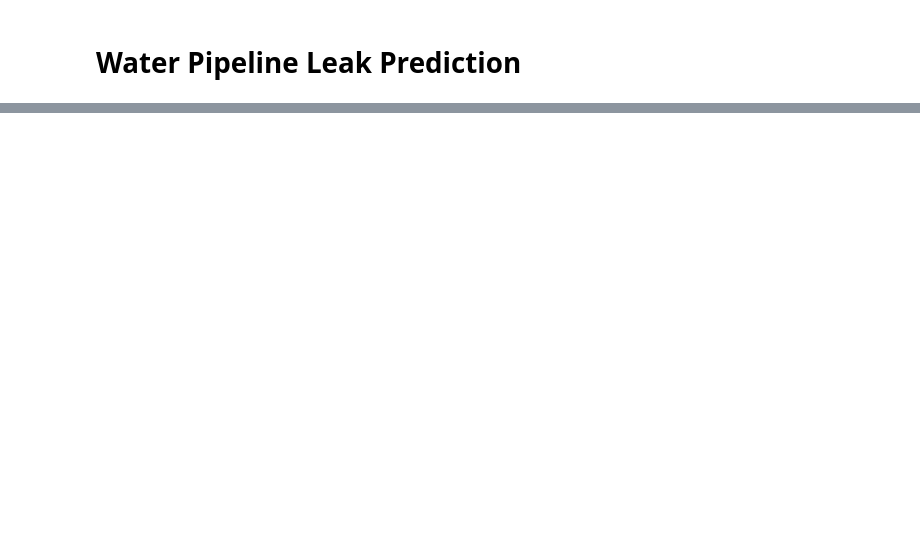
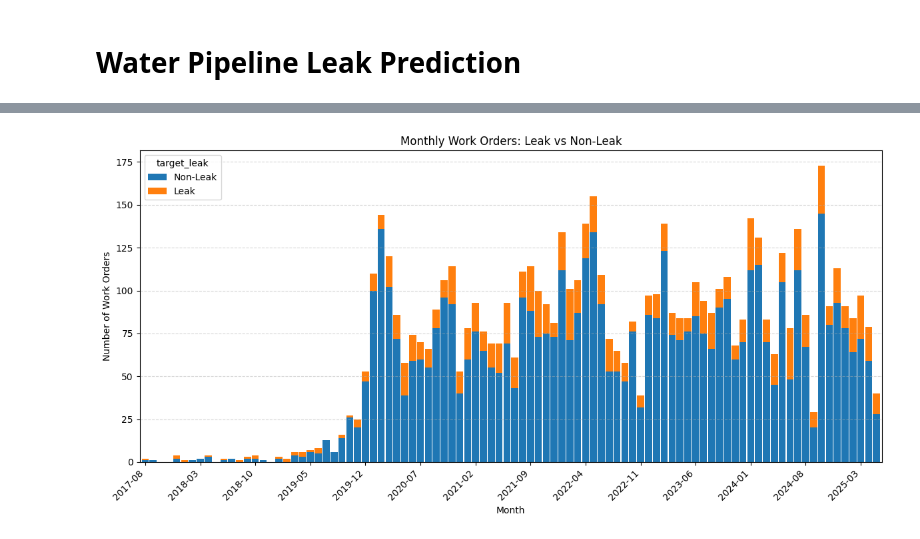
Before and after one commit to Samukelo09/Pipeline-Leak-Prediction, a Jupyter notebook: data_engineering.ipynb, the cells around one changed output, grey strips where cells are left out. Drawn from its saved outputs; the diff is of its cells as text; code cells hidden in the pictures; blank space fills up the shorter version.

```diff
--- a/data_engineering.ipynb
+++ b/data_engineering.ipynb
@@ -136 +601,51 @@ rep["event_month"] = pd.to_datetime(rep["event_date"], errors="coerce").dt.month
+# %%
+# Filter rows with a valid date
+mask = rep["event_date"].notna()
+if not mask.any():
+    print("No rows with a valid event_date — chart skipped.")
+else:
+    # Build monthly period index
+    months = rep.loc[mask, "event_date"].dt.to_period("M")
+
+    # Crosstab: rows = month, cols = target_leak (0/1). Missing values -> 0.
+    monthly_pivot = pd.crosstab(months, rep.loc[mask, "target_leak"]).sort_index()
+
+    # Ensure both columns (0 and 1) exist; add if missing
+    for col in [0, 1]:
+        if col not in monthly_pivot.columns:
+            monthly_pivot[col] = 0
+
+    # Rename to friendly labels and reorder columns [Non-Leak, Leak]
+    monthly_pivot = monthly_pivot[[0, 1]].rename(columns={0: "Non-Leak", 1: "Leak"})
+
+    # Reindex to complete monthly range (min→max), fill with 0
+    full_idx = pd.period_range(monthly_pivot.index.min(), monthly_pivot.index.max(), freq="M")
+    monthly_pivot = monthly_pivot.reindex(full_idx, fill_value=0)
+
+    # Convert PeriodIndex -> Timestamp for plotting
+    idx_ts = monthly_pivot.index.to_timestamp()
+
+    # Plot: stacked bar
+    ax = monthly_pivot.plot(
+        kind="bar",
+        stacked=True,
+        figsize=(12, 6),
+        width=0.9,
+    )
+    ax.set_title("Monthly Work Orders: Leak vs Non-Leak")
+    ax.set_xlabel("Month")
+    ax.set_ylabel("Number of Work Orders")
+
+    # Make x-axis readable: show ~12 evenly spaced tick labels
+    n = len(idx_ts)
+    if n > 0:
+        step = max(1, n // 12)
+        ax.set_xticks(range(0, n, step))
+        ax.set_xticklabels([idx_ts[i].strftime("%Y-%m") for i in range(0, n, step)], rotation=45, ha="right")
+
+    ax.grid(axis="y", linestyle="--", alpha=0.5)
+    plt.tight_layout()
+    plt.show()
+# %% [output]
+[figure, added]
 # %% [markdown]
```
Also changed, not shown: parts of 54 cells of this notebook, 7 other files.
